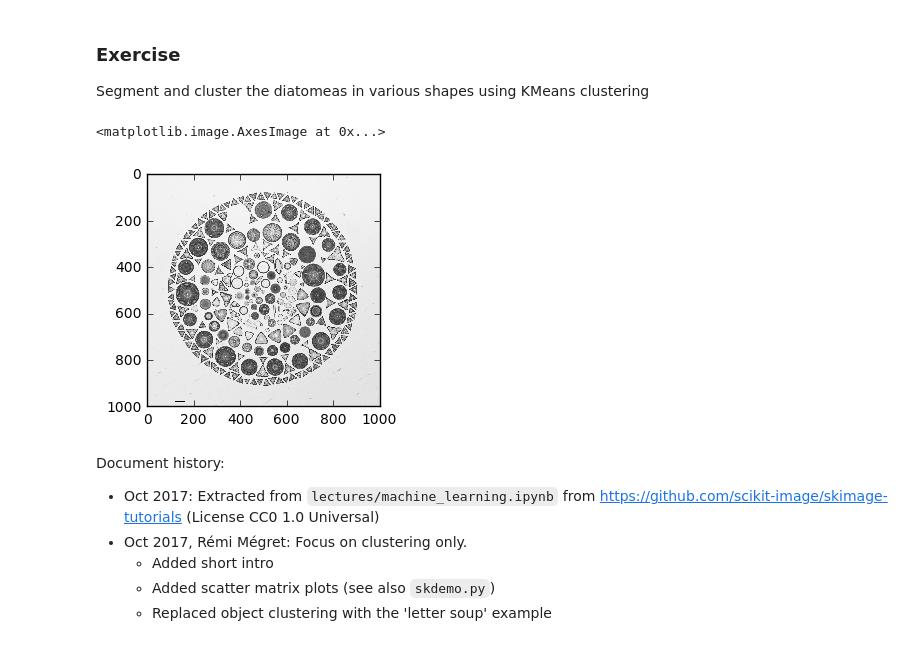
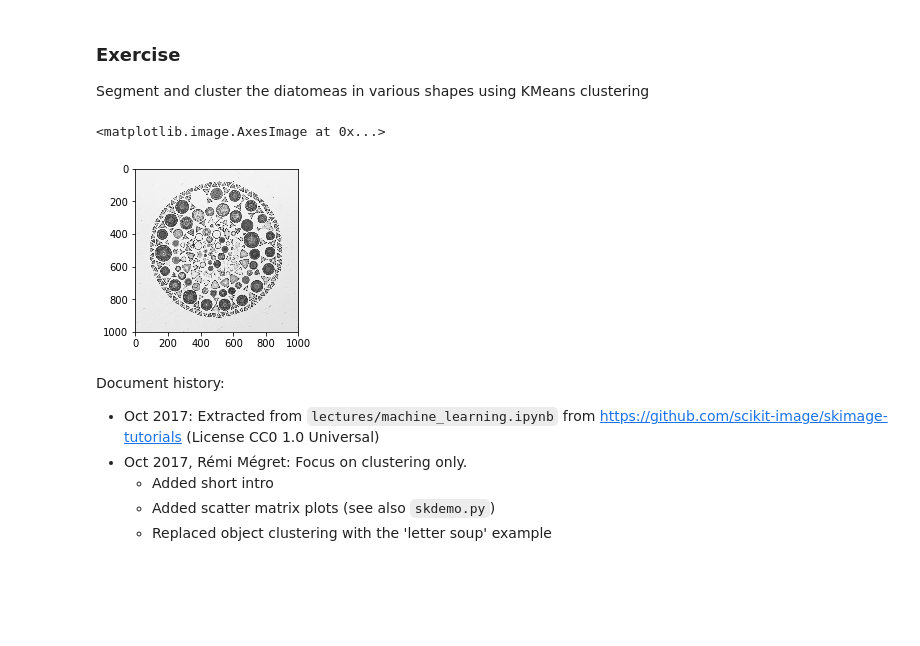
Before and after one commit to rmegret/visionlab, a Jupyter notebook: lectures/clustering.ipynb, the cells around one changed output. Saved outputs shown, nothing was run; the diff lists cells and outputs as text; code cells hidden in the pictures; blank space fills up the shorter version.

```diff
--- a/lectures/clustering.ipynb
+++ b/lectures/clustering.ipynb
@@ -583,14 +583,13 @@ fig=scatter_matrix(data_scaled,clf.labels_+1,labels=proplabels,cmap='jet',figsiz
 Segment and cluster the diatomeas in various shapes using KMeans clustering
 # %%
 from skimage import filters, img_as_float
-im0 = color.rgb2gray(io.imread('../images/8981509345_b8266b5afc_o.jpg'))
-#im0 = color.rgb2gray(io.imread('../images/8981509897_10f350cacf_o.jpg'))
-#im0 = color.rgb2gray(io.imread('../images/Diatoms-microscopy-ukorguk.jpg'))
+im0 = color.rgb2gray(io.imread('../images/diatoms2.jpg'))
+#im0 = color.rgb2gray(io.imread('../images/diatoms1.jpg'))
 
 plt.imshow(im0, cmap='gray')
 # %% [output]
 <matplotlib.image.AxesImage at 0x...>
-[figure, old version]
+[figure, new version]
 # %% [markdown]
 Document history:
 - Oct 2017: Extracted from `lectures/machine_learning.ipynb` from https://github.com/scikit-image/skimage-tutorials (License CC0 1.0 Universal)
```
Also changed, not shown: parts of 28 cells of this notebook, 25 other files.
